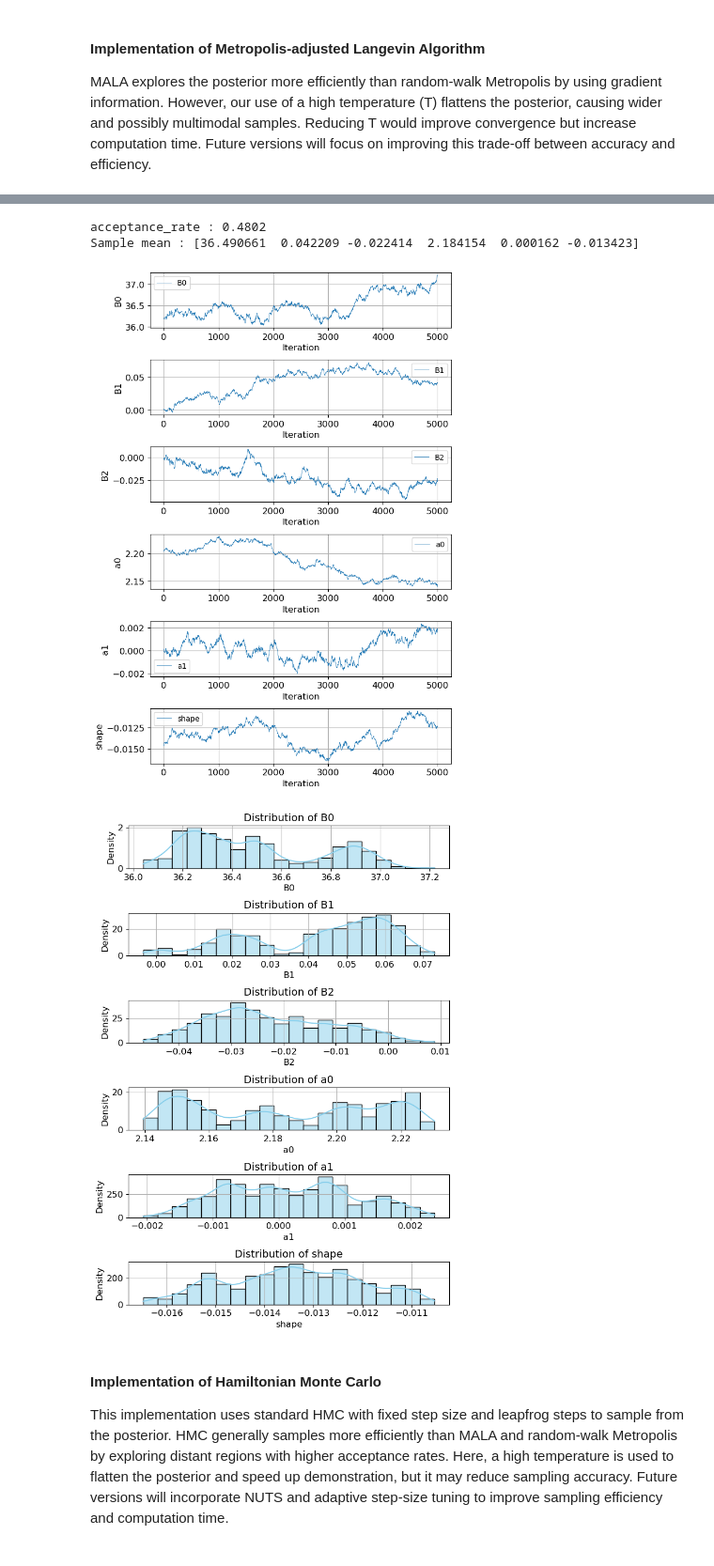
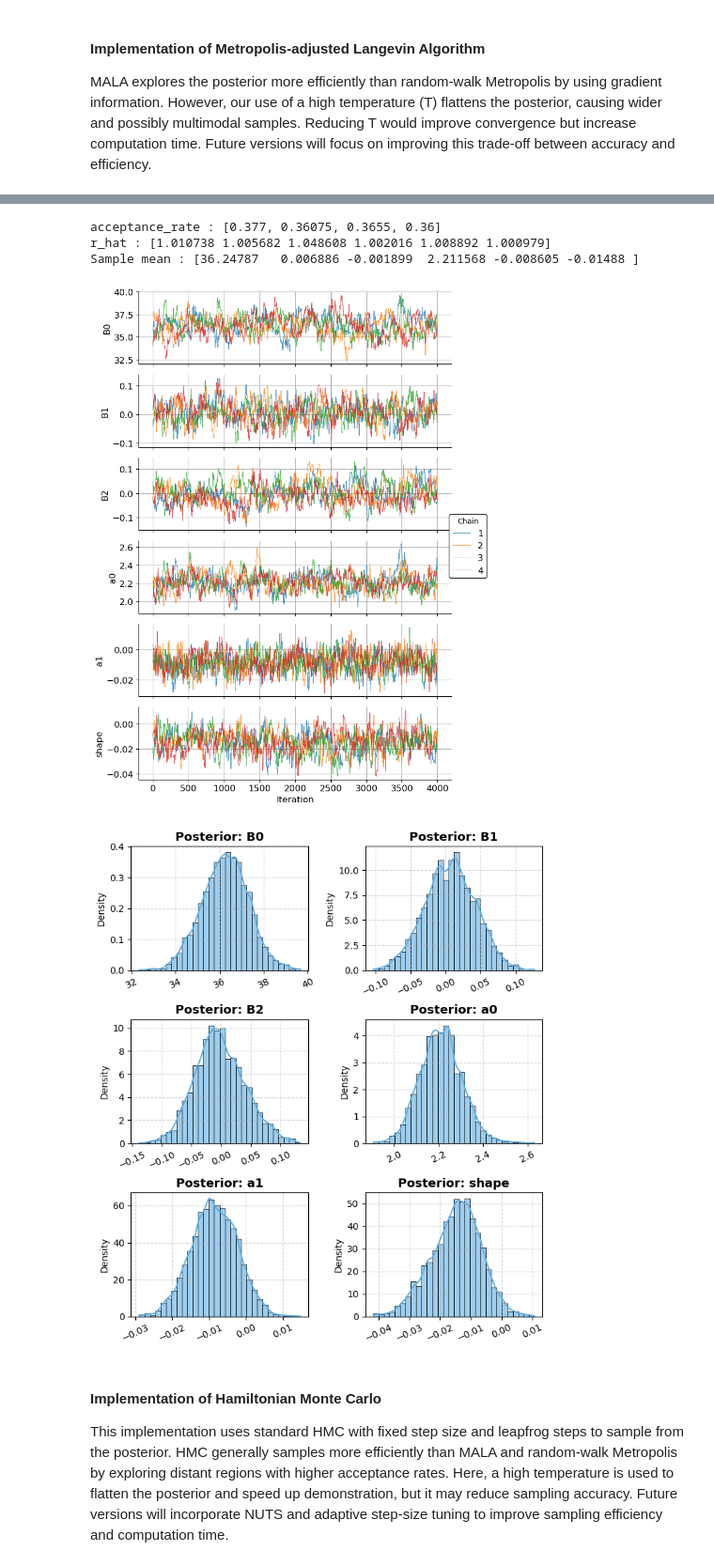
Before and after one commit to Nischalcs50/nsEVDx, a Jupyter notebook: examples/example_GEV.ipynb, the cells around one changed output, grey strips where cells are left out. Shown at 94% size. Drawn from its saved outputs; the diff is of its cells as text; code cells hidden in the pictures.

```diff
--- a/examples/example_GEV.ipynb
+++ b/examples/example_GEV.ipynb
@@ -255,9 +266,9 @@ ns.plot_posterior(samples, config, fig_size=(7, 10))
 MALA explores the posterior more efficiently than random-walk Metropolis by using gradient information. However, our use of a high temperature (T) flattens the posterior, causing wider and possibly multimodal samples. Reducing T would improve convergence but increase computation time.
 Future versions will focus on improving this trade-off between accuracy and efficiency.
 # %%
-samples, a_rate = sampler.MH_Mala(
-    num_samples=5000,
+samples, a_rate, r_hat = sampler.MH_Mala(
+    num_samples=4000,
     initial_params=initial_params,
-    step_sizes=[0.02, 0.001, 0.001, 0.001, 0.0001, 1e-4],
-    T=7,
+    step_sizes=[0.5, 0.02, 0.02, 0.05, 0.005, 5e-3],
+    T=4,burn_in=1000, num_chains=4, n_jobs=4
 )
@@ -264,16 +282,20 @@ samples, a_rate = sampler.MH_Mala(
 # %%
 print(f"acceptance_rate : {a_rate}")
+print(f"r_hat : {r_hat}")
 np.set_printoptions(suppress=True, precision=6)
-print(f"Sample mean : {samples.mean(axis=0)}")
+sample_all_chains = np.vstack(samples)  # shape (num_chains*num_samples, num_params)
+sample_mean = sample_all_chains.mean(axis=0)
+print(f"Sample mean : {sample_mean}")
 # %% [output]
-acceptance_rate : 0.4802
-Sample mean : [36.490661  0.042209 -0.022414  2.184154  0.000162 -0.013423]
+acceptance_rate : [0.377, 0.36075, 0.3655, 0.36]
+r_hat : [1.010738 1.005682 1.048608 1.002016 1.008892 1.000979]
+Sample mean : [36.24787   0.006886 -0.001899  2.211568 -0.008605 -0.01488 ]
 # %%
 ns.plot_trace(samples, config, fig_size=(7, 10))
-ns.plot_posterior(samples, config, fig_size=(7, 10))
+ns.plot_posterior(samples, config, fig_size=(7, 8))
 # %% [output]
-[figure, old version]
+[figure, new version]
-[figure, old version]
+[figure, new version]
 # %% [markdown]
 #### Implementation of Hamiltonian Monte Carlo
 
```
Also changed, not shown: parts of 8 cells of this notebook, 7 other files.
